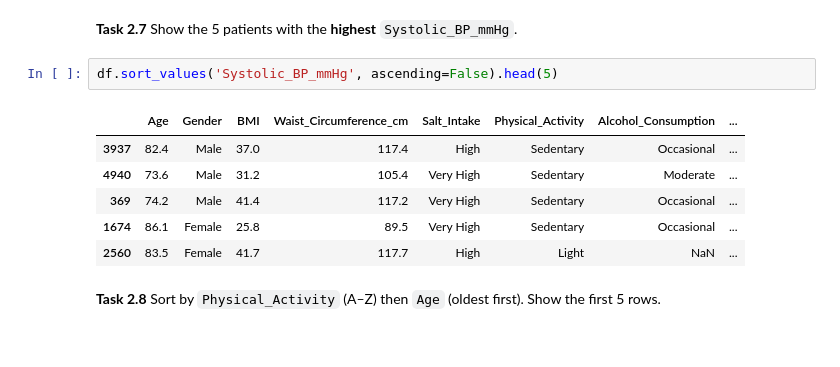
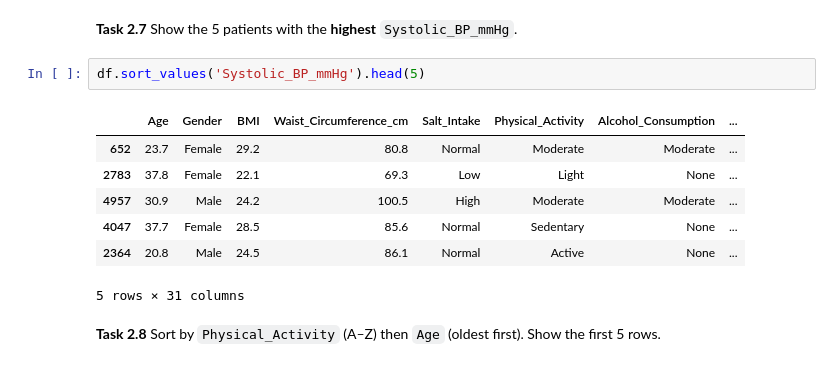
Before and after one commit to ZafirBeigh/Programming-for-Data-Analysis, a Jupyter notebook: Workshop_4_27_10_2026.ipynb, the cells around one changed output. Drawn from its saved outputs; the diff is of its cells as text.

```diff
--- a/Workshop_4_27_10_2026.ipynb
+++ b/Workshop_4_27_10_2026.ipynb
@@ -260,14 +269,15 @@ len(df[df['Physical_Activity'].isin(['Active', 'Moderate'])])
 # %% [markdown]
 **Task 2.7** Show the 5 patients with the **highest** `Systolic_BP_mmHg`.
 # %%
-df.sort_values('Systolic_BP_mmHg', ascending=False).head(5)
+df.sort_values('Systolic_BP_mmHg').head(5)
 # %% [output]
 |  | Age | Gender | BMI | Waist_Circumference_cm | Salt_Intake | Physical_Activity | Alcohol_Consumption | ... |
-| 3937 | 82.4 | Male | 37.0 | 117.4 | High | Sedentary | Occasional | ... |
-| 4940 | 73.6 | Male | 31.2 | 105.4 | Very High | Sedentary | Moderate | ... |
-| 369 | 74.2 | Male | 41.4 | 117.2 | Very High | Sedentary | Occasional | ... |
-| 1674 | 86.1 | Female | 25.8 | 89.5 | Very High | Sedentary | Occasional | ... |
-| 2560 | 83.5 | Female | 41.7 | 117.7 | High | Light | NaN | ... |
+| 652 | 23.7 | Female | 29.2 | 80.8 | Normal | Moderate | Moderate | ... |
+| 2783 | 37.8 | Female | 22.1 | 69.3 | Low | Light | None | ... |
+| 4957 | 30.9 | Male | 24.2 | 100.5 | High | Moderate | Moderate | ... |
+| 4047 | 37.7 | Female | 28.5 | 85.6 | Normal | Sedentary | None | ... |
+| 2364 | 20.8 | Male | 24.5 | 86.1 | Normal | Active | None | ... |
+5 rows × 31 columns
 # %% [markdown]
 **Task 2.8** Sort by `Physical_Activity` (A–Z) then `Age` (oldest first). Show the first 5 rows.
 # %%
```
Also changed, not shown: parts of 5 cells of this notebook.
